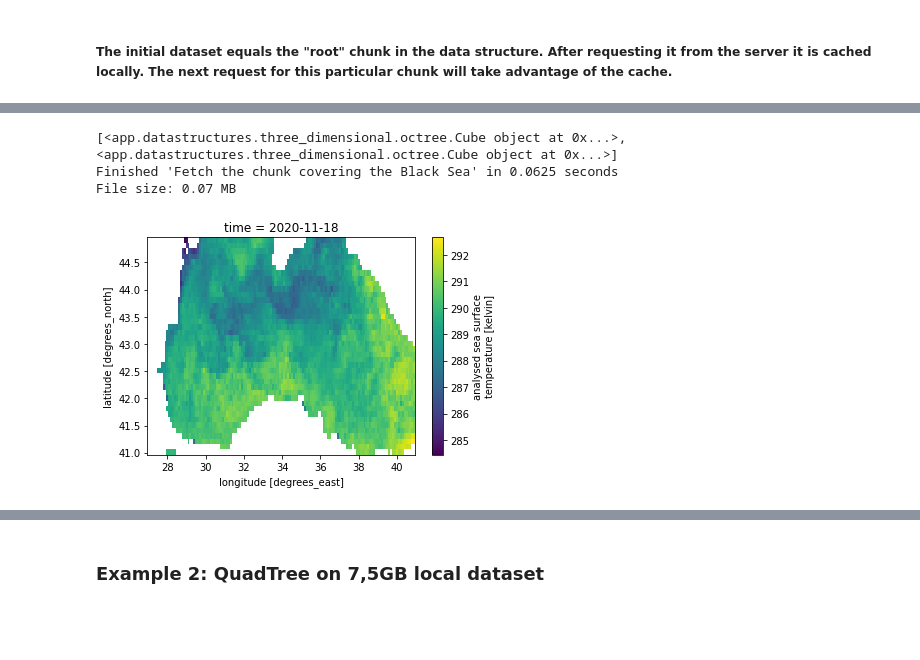
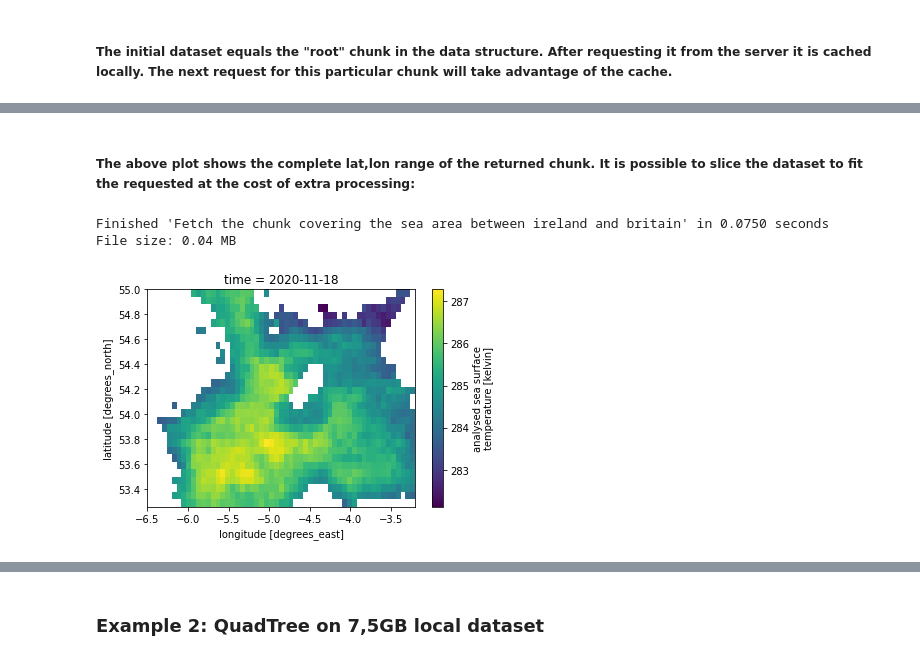
Before and after one commit to oyjoh/adaptive-data-retrieval, a Jupyter notebook: data_handler_demo.ipynb, the cells around one changed output, grey strips where cells are left out. Cells and saved outputs as stored; diff of their text form; code cells hidden in the pictures; blank space fills up the shorter version.

```diff
--- a/data_handler_demo.ipynb
+++ b/data_handler_demo.ipynb
@@ -88,0 +104,9 @@ File size: 38.67 MB
+# %%
+query_bounds = ((45,69), (-39,7), (np.datetime64('2020-11-18'), np.datetime64('2020-11-19')))
+
+with Timer('Fetch the chunk covering the area between The British Isles and Greenland'):
+    file_name, xr_chunk = data_handler.request_data_netcdf(query_bounds, return_xr_chunk=True)
+print(f'File size: {get_file_size_MB(file_name):.2f} MB')
+print(f'Dimensions of current chunk {xr_chunk.ds.dims}')
+
+Plot.netcdf_color_contour(data_variable='analysed_sst', netcdf_file=file_name)
@@ -88,0 +120,9 @@ File size: 38.67 MB
+# %%
+query_bounds = ((53.236217,55.009163), (-6.471515,-3.173936), (np.datetime64('2020-11-18'), np.datetime64('2020-11-19')))
+
+with Timer('Fetch the chunk covering the sea area between ireland and britain'):
+    file_name, xr_chunk = data_handler.request_data_netcdf(query_bounds, return_xr_chunk=True)
+print(f'File size: {get_file_size_MB(file_name):.2f} MB')
+print(f'Dimensions of current chunk {xr_chunk.ds.dims}')
+
+Plot.netcdf_color_contour(data_variable='analysed_sst', netcdf_file=file_name)
@@ -89,13 +134,14 @@ File size: 38.67 MB
+# %% [markdown]
+##### The above plot shows the complete lat,lon range of the returned chunk. It is possible to slice the dataset to fit the requested at the cost of extra processing:
 # %%
-query_bounds = ((41,46), (27,41), (np.datetime64('2020-11-18'), np.datetime64('2020-11-19')))
+query_bounds = ((53.236217,55.009163), (-6.471515,-3.173936), (np.datetime64('2020-11-18'), np.datetime64('2020-11-19')))
 
-with Timer('Fetch the chunk covering the Black Sea'):
-    file_name = data_handler.request_data_netcdf(query_bounds)
-print(f'File size: {Benchmark.get_file_size_MB(file_name):.2f} MB')
+with Timer('Fetch the chunk covering the sea area between ireland and britain'):
+    file_name, xr_chunk = data_handler.request_data_netcdf(query_bounds, return_xr_chunk=True, fit_bounds=True)
+print(f'File size: {get_file_size_MB(file_name):.2f} MB')
 
 Plot.netcdf_color_contour(data_variable='analysed_sst', netcdf_file=file_name)
 # %% [output]
-[<app.datastructures.three_dimensional.octree.Cube object at 0x...>, <app.datastructures.three_dimensional.octree.Cube object at 0x...>]
-Finished 'Fetch the chunk covering the Black Sea' in 0.0625 seconds
-File size: 0.07 MB
+Finished 'Fetch the chunk covering the sea area between ireland and britain' in 0.0750 seconds
+File size: 0.04 MB
-[figure, old version]
+[figure, new version]
```
Also changed, not shown: parts of 14 cells of this notebook, 8 other files.
